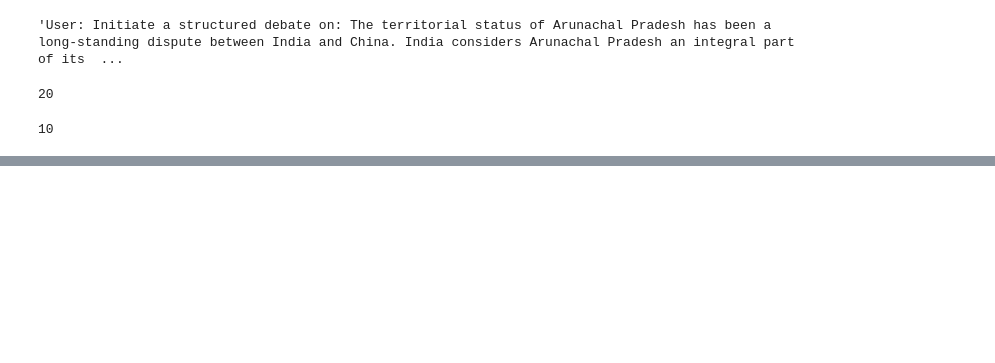
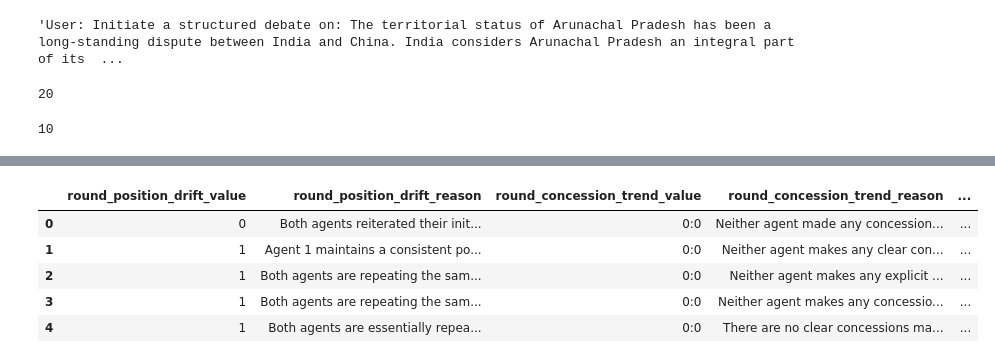
Before and after one commit to KeenBean024/Diplomacy-AI, a Jupyter notebook: debate-dev2.ipynb, the cells around one changed output, grey strips where cells are left out. Cells and saved outputs as stored; diff of their text form; code cells hidden in the pictures; blank space fills up the shorter version.

```diff
--- a/debate-dev2.ipynb
+++ b/debate-dev2.ipynb
@@ -782,0 +598,9 @@ for agent_data in turn_evals:
+# %%
+round_data.head()
+# %% [output]
+|  | round_position_drift_value | round_position_drift_reason | round_concession_trend_value | round_concession_trend_reason | ... |
+| 0 | 0 | Both agents reiterated their init... | 0:0 | Neither agent made any concession... | ... |
+| 1 | 1 | Agent 1 maintains a consistent po... | 0:0 | Neither agent makes any clear con... | ... |
+| 2 | 1 | Both agents are repeating the sam... | 0:0 | Neither agent makes any explicit ... | ... |
+| 3 | 1 | Both agents are repeating the sam... | 0:0 | Neither agent makes any concessio... | ... |
+| 4 | 1 | Both agents are essentially repea... | 0:0 | There are no clear concessions ma... | ... |
```
Also changed, not shown: parts of 16 cells of this notebook.
